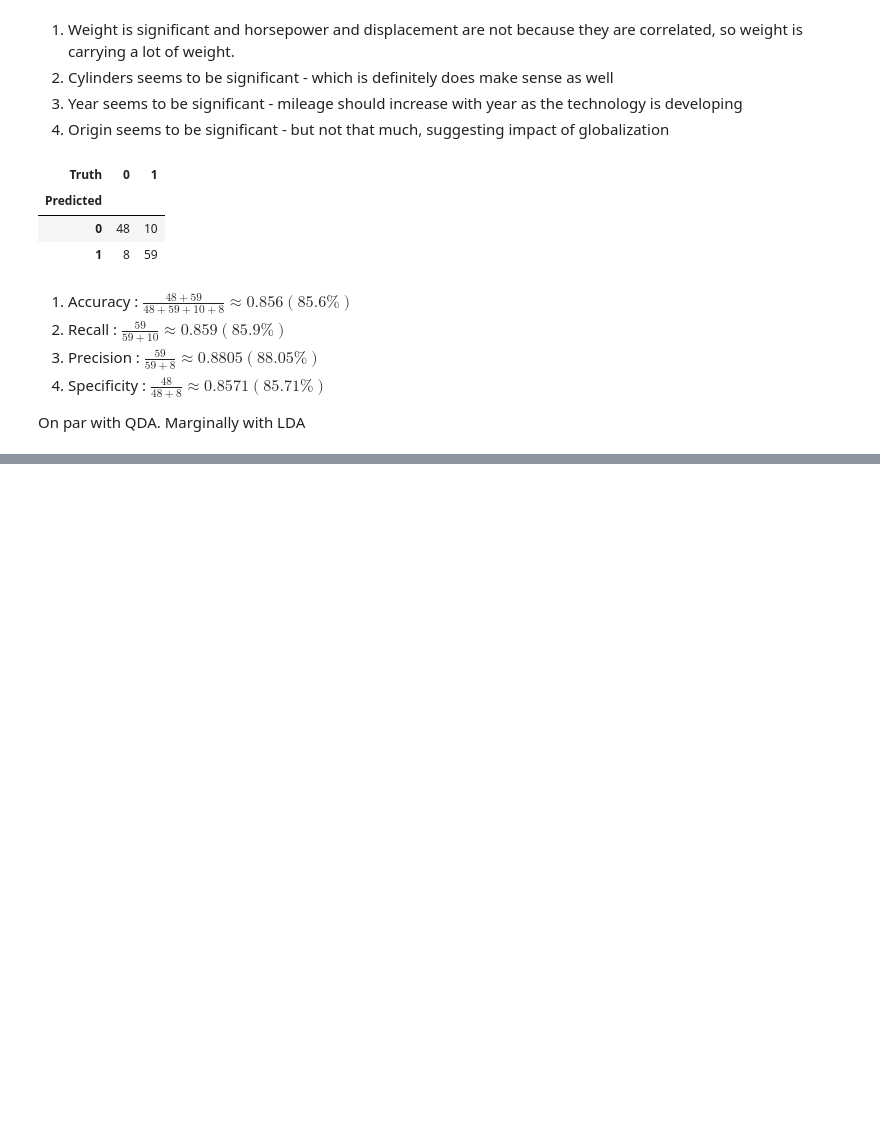
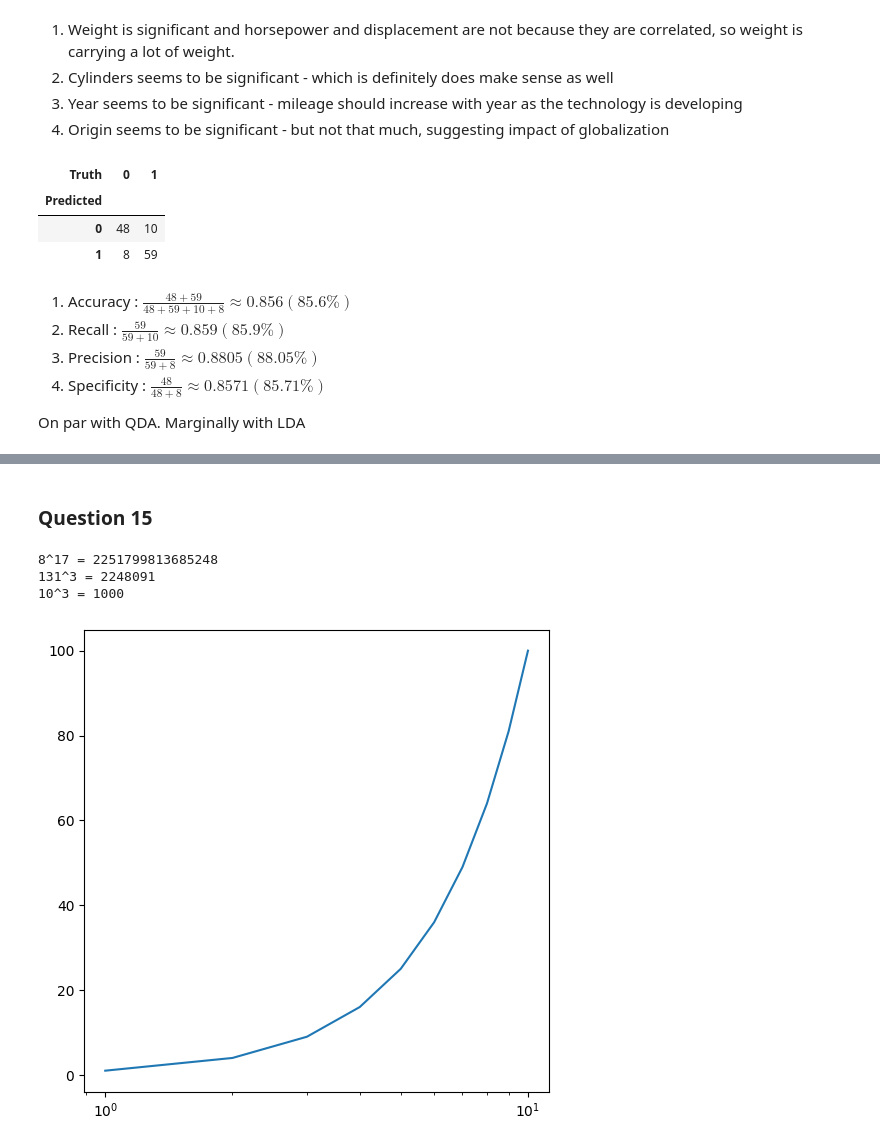
Before and after one commit to kkkamur07/ISL-Learning, a Jupyter notebook: Classification/Classification-Solutions.ipynb, the cells around one changed output, grey strips where cells are left out. Saved outputs shown, nothing was run; the diff lists cells and outputs as text; code cells hidden in the pictures; blank space fills up the shorter version.

```diff
--- a/Classification/Classification-Solutions.ipynb
+++ b/Classification/Classification-Solutions.ipynb
@@ -417,0 +431,29 @@ On par with QDA. Marginally with LDA
+# %% [markdown]
+### Question 15
+# %%
+def Power2(x, a) :
+    print(f"{x}^{a} = {x**a}")
+
+# Computing different values
+Power2(8, 17)
+Power2(131,3)
+Power2(10,3)
+# %% [output]
+8^17 = 2251799813685248
+131^3 = 2248091
+10^3 = 1000
+# %%
+# Power3 Function
+def Power3(x, a) :
+    return x ** a
+
+# Create a plot of f(x)  = x^2
+x = np.linspace(1,10,10)
+y = Power3(x, 2)
+
+fig, ax = plt.subplots(figsize = (6,6))
+ax.plot(x,y)
+ax.set_xscale("log")
+plt.show()
+# %% [output]
+[figure, added]
```
Also changed, not shown: parts of 28 cells of this notebook, 2 other files.
